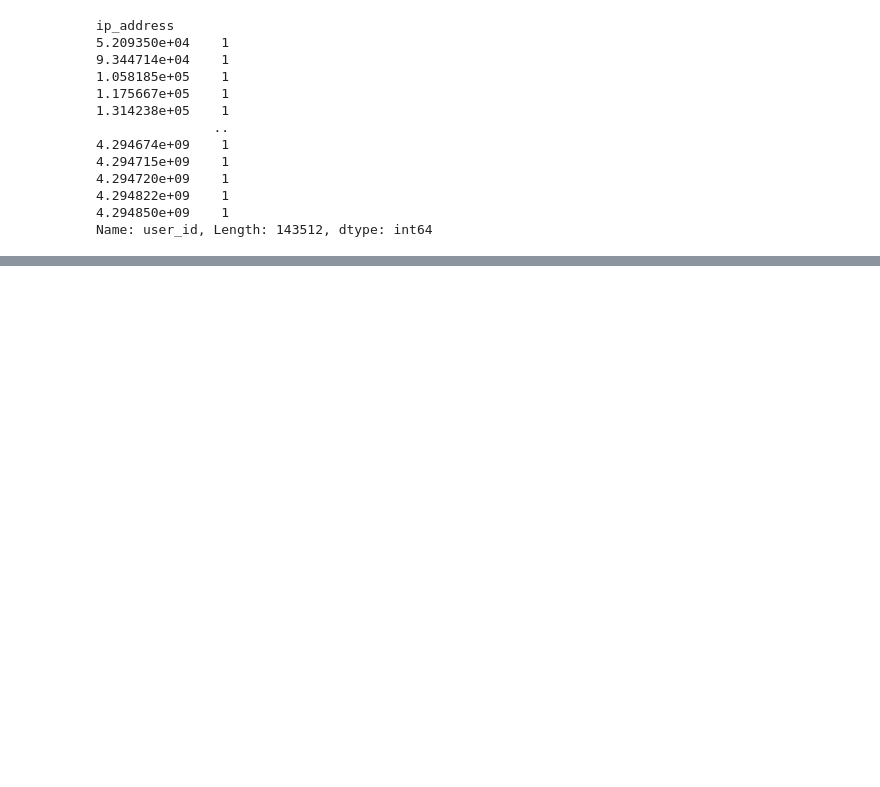
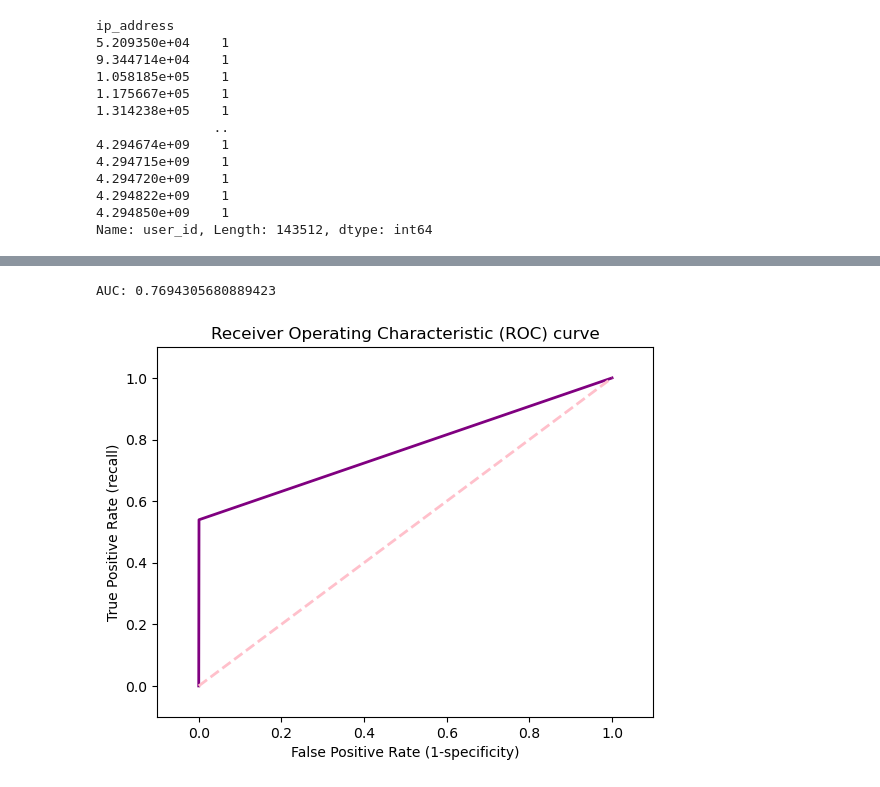
Before and after one commit to Leadersheepy/machine_learningH3, a Jupyter notebook: Random Forest for Fraud Detection.ipynb, the cells around one changed output, grey strips where cells are left out. Cells and saved outputs as stored; diff of their text form; code cells hidden in the pictures; blank space fills up the shorter version.

```diff
--- a/Random Forest for Fraud Detection.ipynb
+++ b/Random Forest for Fraud Detection.ipynb
@@ -164,0 +259,8 @@ KeyError: "['device_user_counts', 'ip_user_counts'] not in index"
+# %%
+# Classification report
+predictions_h2o = drf.predict(test)
+predictions_df = predictions_h2o.as_data_frame()
+threshold = 0.5
+predictions_df['predict'] = (predictions_df['predict'] > threshold).astype(int)
+classification_rep = classification_report(y_test, predictions_df['predict'])
+print(classification_rep)
@@ -164,0 +277,20 @@ KeyError: "['device_user_counts', 'ip_user_counts'] not in index"
+# %%
+#plot ROC curve and calculate AUC
+
+fpr, tpr, thresholds = roc_curve(y_test, predictions_df['predict'])
+roc_auc = auc(fpr, tpr)
+
+plt.figure()
+plt.plot(fpr, tpr, color='purple', lw=2,)
+plt.plot([0, 1], [0, 1], color='pink', lw=2, linestyle='--')
+plt.xlim([-0.1, 1.1])
+plt.ylim([-0.1, 1.1])
+plt.xlabel('False Positive Rate (1-specificity)')
+plt.ylabel('True Positive Rate (recall)')
+plt.title('Receiver Operating Characteristic (ROC) curve')
+plt.savefig("ROC_curve.png")
+
+print("AUC:", roc_auc)
+# %% [output]
+AUC: 0.7694305680889423
+[figure, added]
```
Also changed, not shown: parts of 9 cells of this notebook, 12 other files.
